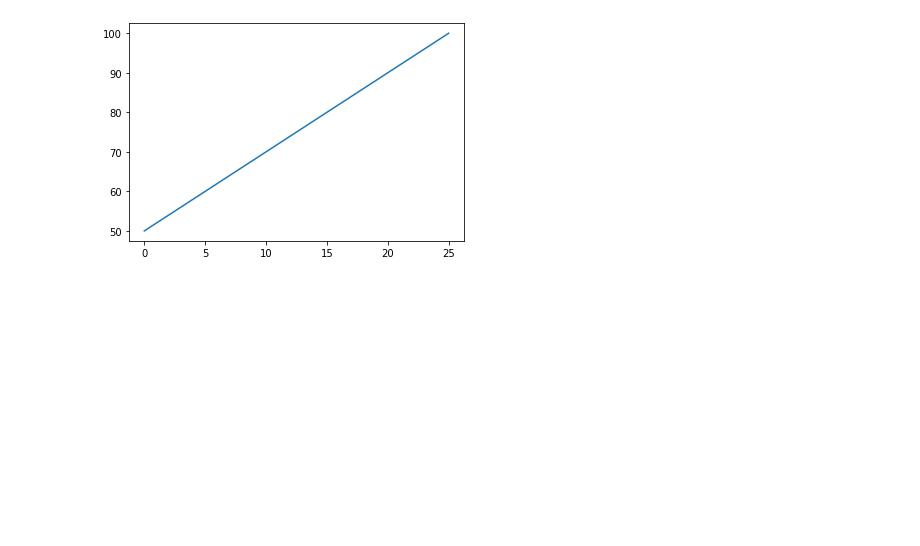
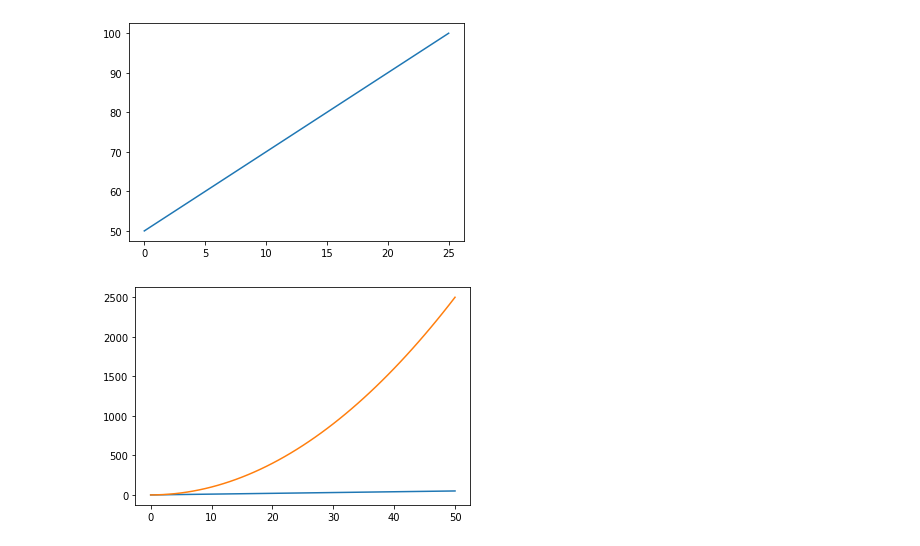
Before and after one commit to Anishsan/comp1050proj2020-, a Jupyter notebook: Week 5 and 6 extra prac files to download-20200406/prac05-file2.ipynb, the cells around one changed output. Drawn from its saved outputs; the diff is of its cells as text; code cells hidden in the pictures; blank space fills up the shorter version.

```diff
--- a/Week 5 and 6 extra prac files to download-20200406/prac05-file2.ipynb
+++ b/Week 5 and 6 extra prac files to download-20200406/prac05-file2.ipynb
@@ -205,11 +205,21 @@ plt.show()
 # %%
 #################################################
 #Challenge 3
 #################################################
 import numpy as np
 import matplotlib.pyplot as plt
 import math
 
+x = np.arange(51)
+xsquared = []
+for i in x:
+    xsquared.append(i*i)
+plt.plot(x)
+plt.plot(xsquared)
+plt.show()
+
 # TODO: Create a plot showing 2 lines from 0 to 50
 # the first line should have the values for y = x
 # the second line should have the values for y = x^2
+# %% [output]
+[figure, added]
```
